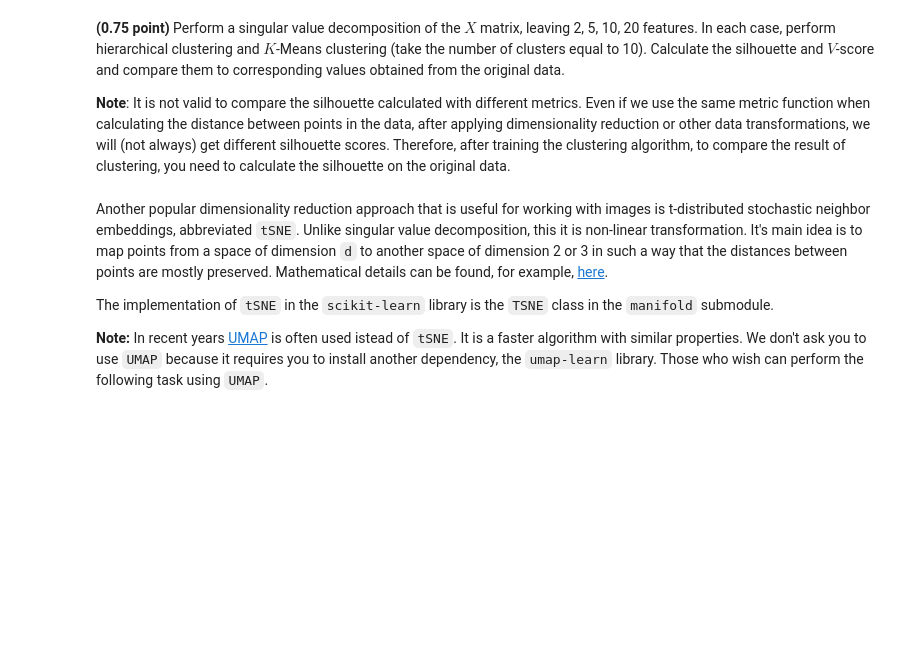
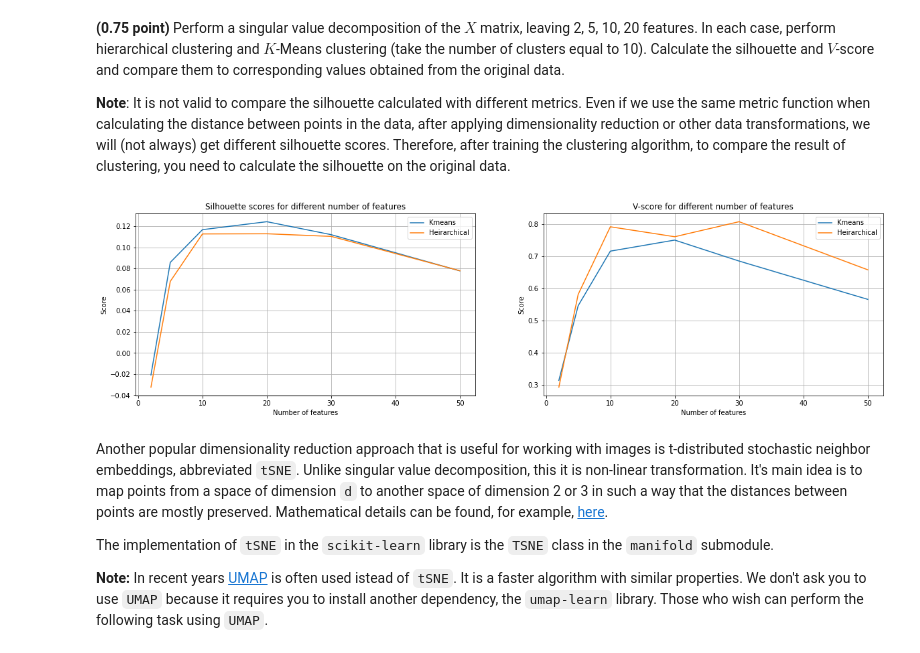
Before and after one commit to AndreiMedvedevSaratov/ml-8_clustering, a Jupyter notebook: clustering.ipynb, the cells around one changed output. Cells and saved outputs as stored; diff of their text form; code cells hidden in the pictures; blank space fills up the shorter version.

```diff
--- a/clustering.ipynb
+++ b/clustering.ipynb
@@ -449,6 +449,58 @@ The `scikit-learn` module has several implementations of singular value decompos
 **(0.75 point)** Perform a singular value decomposition of the $X$ matrix, leaving 2, 5, 10, 20 features. In each case, perform hierarchical clustering and $K$-Means clustering (take the number of clusters equal to 10). Calculate the silhouette and $V$-score and compare them to corresponding values obtained from the original data.
 
 **Note**: It is not valid to compare the silhouette calculated with different metrics. Even if we use the same metric function when calculating the distance between points in the data, after applying dimensionality reduction or other data transformations, we will (not always) get different silhouette scores. Therefore, after training the clustering algorithm, to compare the result of clustering, you need to calculate the silhouette on the original data.
+# %%
+from sklearn.decomposition import TruncatedSVD
+
+features = [2, 5, 10, 20, 30, 50]
+
+kmeans_s_scores = np.zeros(len(features))
+hierarchical_s_scores = np.zeros(len(features))
+
+kmeans_v_scores = np.zeros(len(features))
+hierarchical_v_scores = np.zeros(len(features))
+
+for i in range(len(features)):
+
+    reducer = TruncatedSVD(n_components = features[i])
+    X_reduced = reducer.fit_transform(X)
+    X_reduced_scaled = scaler.fit_transform(X_reduced)
+
+    kmeans_labelsR = KMeans(n_clusters=10, n_init=10, max_iter=200 , random_state=0).fit_predict(X_reduced_scaled)
+    hierarchical_labelsR = AgglomerativeClustering(n_clusters=10).fit_predict(X_reduced_scaled)
+
+    kmeans_s_scores[i] = silhouette_score(X_scaled, kmeans_labelsR)
+    hierarchical_s_scores[i] = silhouette_score(X_scaled, hierarchical_labelsR)
+
+    kmeans_v_scores[i] = v_measure_score(y, kmeans_labelsR)
+    hierarchical_v_scores[i] = v_measure_score(y, hierarchical_labelsR)
+
+fig = plt.figure(figsize=(20, 5))
+
+ax1 = fig.add_subplot(121)
+ax2 = fig.add_subplot(122)
+
+ax1.plot(features, kmeans_s_scores, label='Kmeans')
+ax1.plot(features, hierarchical_s_scores, label='Hierarchical')
+
+ax1.set_title('Silhouette scores for different number of features')
+ax1.set_ylabel('Score')
+ax1.set_xlabel('Number of features')
+ax1.legend(['Kmeans','Heirarchical'])
+
+ax1.grid()
+
+ax2.plot(features, kmeans_v_scores, label='Kmeans')
+ax2.plot(features, hierarchical_v_scores, label='Hierarchical')
+
+ax2.set_title('V-score for different number of features')
+ax2.set_ylabel('Score')
+ax2.set_xlabel('Number of features')
+ax2.legend(['Kmeans','Heirarchical'])
+
+ax2.grid()
+# %% [output]
+[figure, added]
 # %% [markdown]
 Another popular dimensionality reduction approach that is useful for working with images is t-distributed stochastic neighbor embeddings, abbreviated `tSNE`. Unlike singular value decomposition, this it is non-linear transformation. It's main idea is to map points from a space of dimension `d` to another space of dimension 2 or 3 in such a way that the distances between points are mostly preserved. Mathematical details can be found, for example, [here](https://en.wikipedia.org/wiki/T-distributed_stochastic_neighbor_embedding).
 
```
Also changed, not shown: parts of 3 cells of this notebook.
